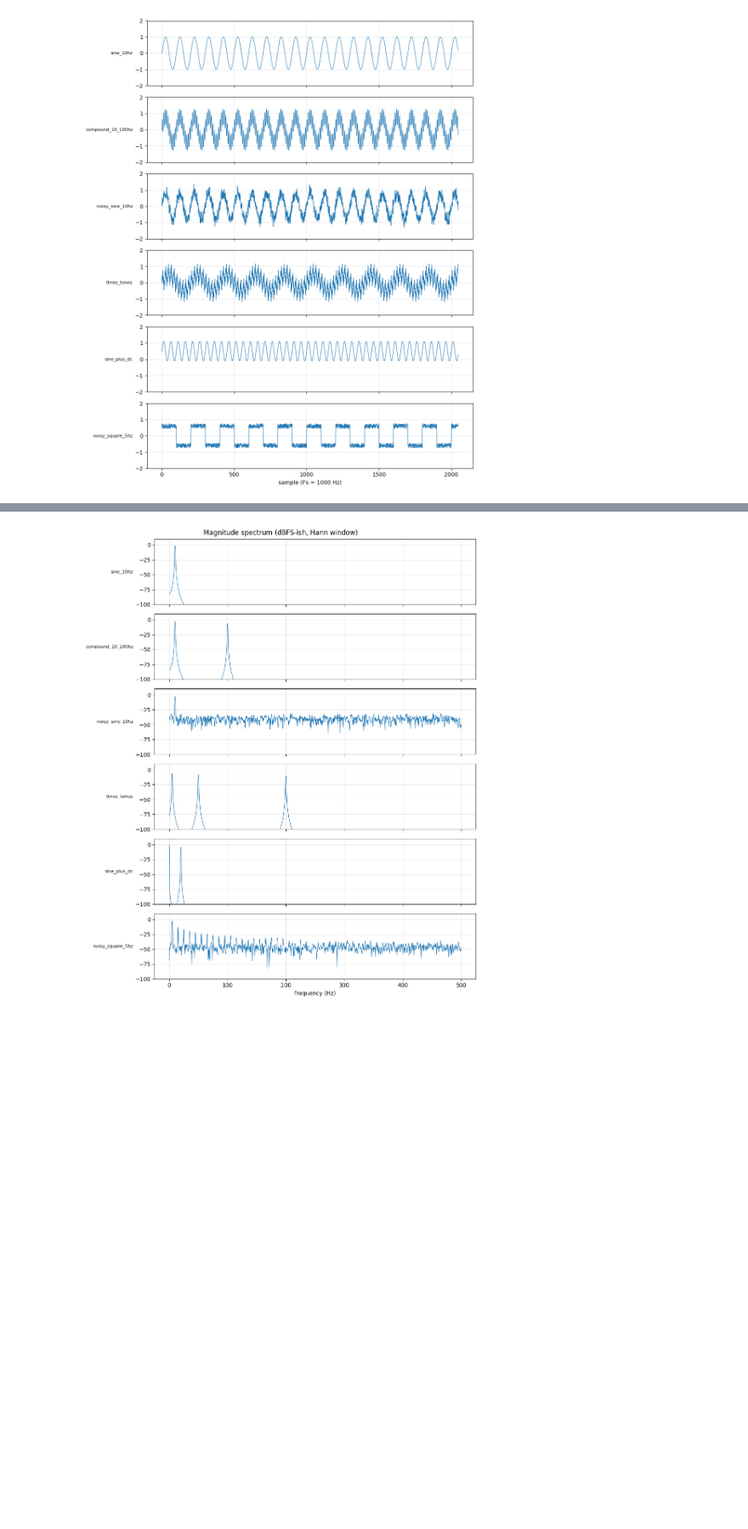
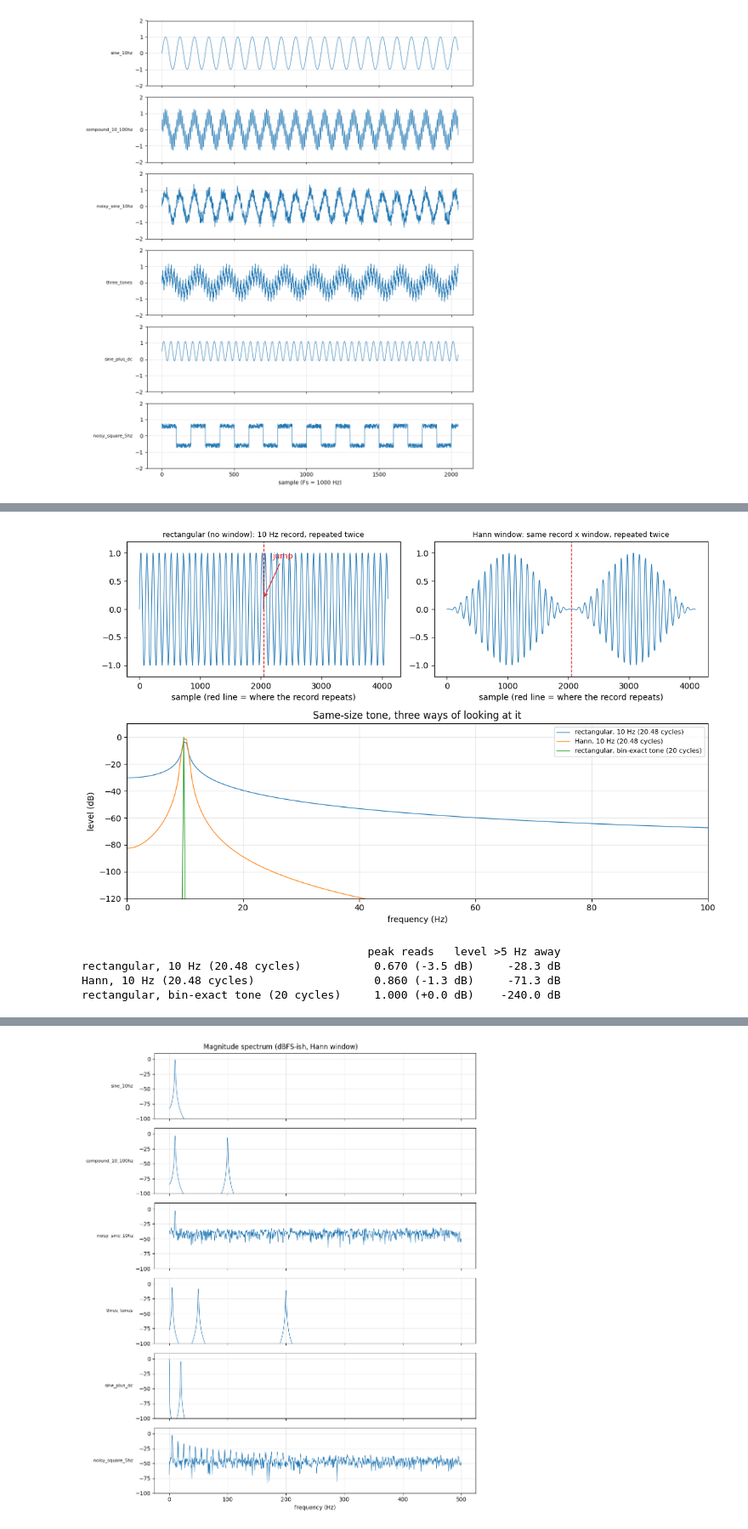
Before and after one commit to sametgul/logic_playground, a Jupyter notebook: dsp02_test_signals/notebooks/generate_signals.ipynb, the cells around one changed output, grey strips where cells are left out. Shown at 85% size. Cells and saved outputs as stored; diff of their text form; code cells hidden in the pictures; blank space fills up the shorter version.

```diff
--- a/dsp02_test_signals/notebooks/generate_signals.ipynb
+++ b/dsp02_test_signals/notebooks/generate_signals.ipynb
@@ -63,0 +100,5 @@ plt.show()
+# %%
+rows = [("1.0", 1.0), ("0.5", 0.5), ("0.1", 0.1), ("0.01", 0.01), ("0.001", 0.001), ("1 LSB = 2^-15", 2.0 ** -15)]
+print(f"{'amplitude':>14} {'level':>10} {'size in Q2.15 codes':>22}")
+for label, a in rows:
+    print(f"{label:>14} {20 * np.log10(a):>7.1f} dB {a * 2 ** FRAC_BITS:>22,.1f}")
@@ -63,0 +131,10 @@ plt.show()
+# %%
+T = N / FS
+print(f"record length T = N/Fs = {T:.3f} s  ->  bin spacing 1/T = Fs/N = {FS / N:.4f} Hz   ({N // 2 + 1} bins up to {FS / 2:.0f} Hz)\n")
+
+tone = 10.0
+print(f"a {tone:g} Hz tone completes {tone * T:.2f} cycles in the record\n")
+print(f"{'bin k':>6} {'bin freq (Hz)':>14} {'cycles of this bin in record':>30} {'tone is this many bins away':>30}")
+for k in range(19, 23):
+    fk = k * FS / N
+    print(f"{k:>6} {fk:>14.3f} {k:>30d} {(tone - fk) / (FS / N):>+30.2f}")
@@ -63,0 +159,59 @@ plt.show()
+# %%
+n = np.arange(N)
+t = n / FS
+f_odd = 10.0                   # 20.48 cycles in the record: does not close on itself
+f_exact = 20 * FS / N          # exactly 20 cycles: sits exactly on bin 20
+hann = np.hanning(N)
+rect = np.ones(N)
+
+x_odd = np.sin(2 * np.pi * f_odd * t)
+x_exact = np.sin(2 * np.pi * f_exact * t)
+
+def mag(x, w):
+    return np.abs(np.fft.rfft(x * w)) / (w.sum() / 2)
+
+fq = np.fft.rfftfreq(N, d=1 / FS)
+db = lambda a: 20 * np.log10(a + 1e-12)
+
+fig = plt.figure(figsize=(11, 7))
+gs = fig.add_gridspec(2, 2, height_ratios=[1, 1.3])
+
+for col, (title, y) in enumerate([("rectangular (no window): 10 Hz record, repeated twice", x_odd),
+                                  ("Hann window: same record x window, repeated twice", x_odd * hann)]):
+    ax = fig.add_subplot(gs[0, col])
+    ax.plot(np.arange(2 * N), np.tile(y, 2), lw=0.8)
+    ax.axvline(N, color='tab:red', ls='--', lw=1)
+    ax.set_title(title, fontsize=9)
+    ax.set_xlabel('sample (red line = where the record repeats)')
+    ax.set_ylim(-1.2, 1.2)
+    if col == 0:
+        ax.annotate('jump', xy=(N, x_odd[-1]), xytext=(N + 150, 0.9), color='tab:red',
+                    arrowprops=dict(arrowstyle='->', color='tab:red'))
+
+ax = fig.add_subplot(gs[1, :])
+curves = [("rectangular, 10 Hz (20.48 cycles)", mag(x_odd, rect), 'tab:blue'),
+          ("Hann, 10 Hz (20.48 cycles)", mag(x_odd, hann), 'tab:orange'),
+          ("rectangular, bin-exact tone (20 cycles)", mag(x_exact, rect), 'tab:green')]
+for label, s, color in curves:
+    ax.plot(fq, db(s), lw=0.9, label=label, color=color)
+ax.set_xlim(0, 100)
+ax.set_ylim(-120, 10)
+ax.set_xlabel('frequency (Hz)')
+ax.set_ylabel('level (dB)')
+ax.grid(alpha=0.3)
+ax.legend(loc='upper right', fontsize=8)
+ax.set_title('Same-size tone, three ways of looking at it')
+fig.tight_layout()
+plt.show()
+
+print(f"{'':42} {'peak reads':>10} {'level >5 Hz away':>18}")
+for label, s, _ in curves:
+    k = s.argmax()
+    away = db(s[np.abs(fq - fq[k]) > 5]).max()
+    print(f"{label:42} {s[k]:>6.3f} ({db(s[k]):+.1f} dB) {away:>9.1f} dB")
+# %% [output]
+[figure, added]
+                                           peak reads   level >5 Hz away
+rectangular, 10 Hz (20.48 cycles)           0.670 (-3.5 dB)     -28.3 dB
+Hann, 10 Hz (20.48 cycles)                  0.860 (-1.3 dB)     -71.3 dB
+rectangular, bin-exact tone (20 cycles)     1.000 (+0.0 dB)    -240.0 dB
```
Also changed, not shown: parts of 21 cells of this notebook.
